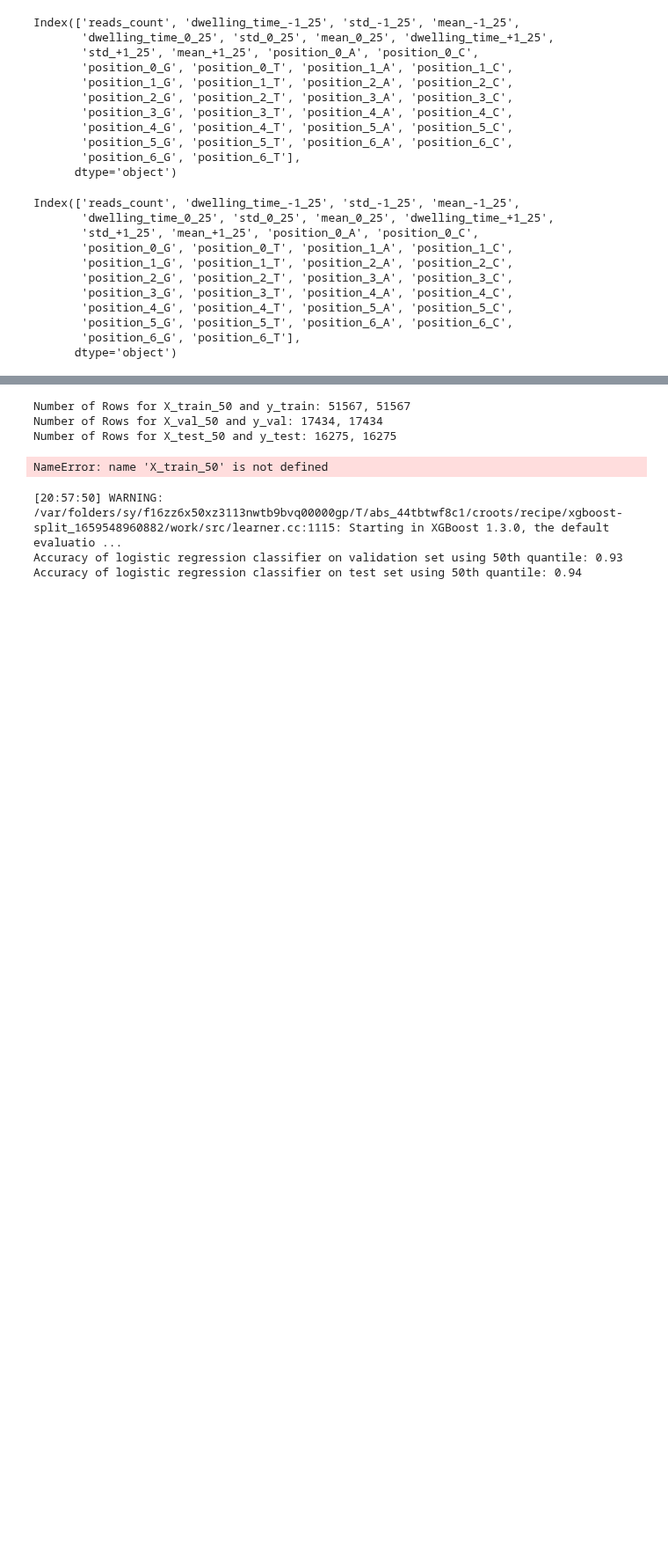
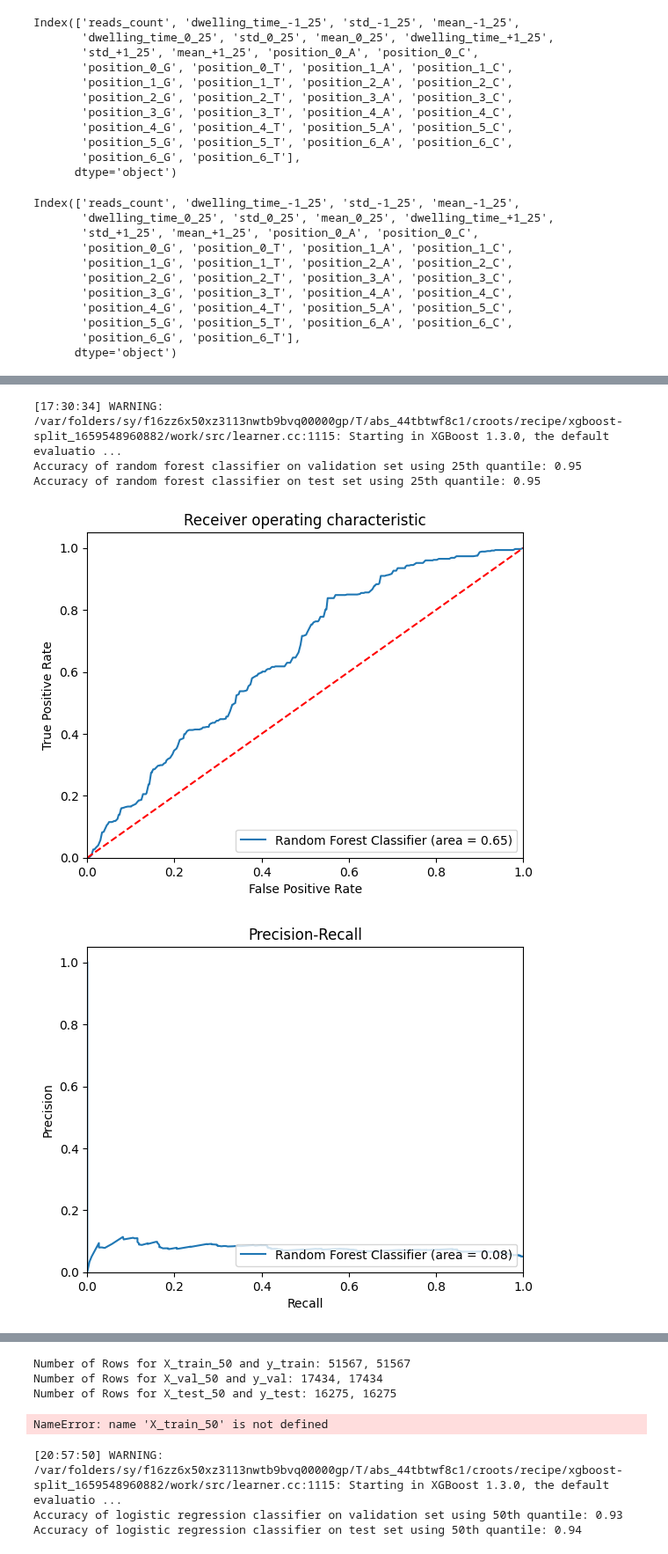
Before and after one commit to claudia-07/DSA4262-ACMXZ, a Jupyter notebook: modelling/xgboost_anqi.ipynb, the cells around one changed output, grey strips where cells are left out. Shown at 88% size. Saved outputs shown, nothing was run; the diff lists cells and outputs as text; code cells hidden in the pictures; blank space fills up the shorter version.

```diff
--- a/modelling/xgboost_anqi.ipynb
+++ b/modelling/xgboost_anqi.ipynb
@@ -199,0 +242,8 @@ PR AUC: 0.093
+# %%
+xgbmodel(X_train_25_new, y_train.values.ravel(), X_val_25_new, y_val.values.ravel(), X_test_25_new, y_test.values.ravel(), "25th quantile")
+# %% [output]
+[17:30:34] WARNING: /var/folders/sy/f16zz6x50xz3113nwtb9bvq00000gp/T/abs_44tbtwf8c1/croots/recipe/xgboost-split_1659548960882/work/src/learner.cc:1115: Starting in XGBoost 1.3.0, the default evaluatio ...
+Accuracy of random forest classifier on validation set using 25th quantile: 0.95
+Accuracy of random forest classifier on test set using 25th quantile: 0.95
+[figure, added]
+[figure, added]
```
Also changed, not shown: parts of 7 cells of this notebook, 1 other file.
